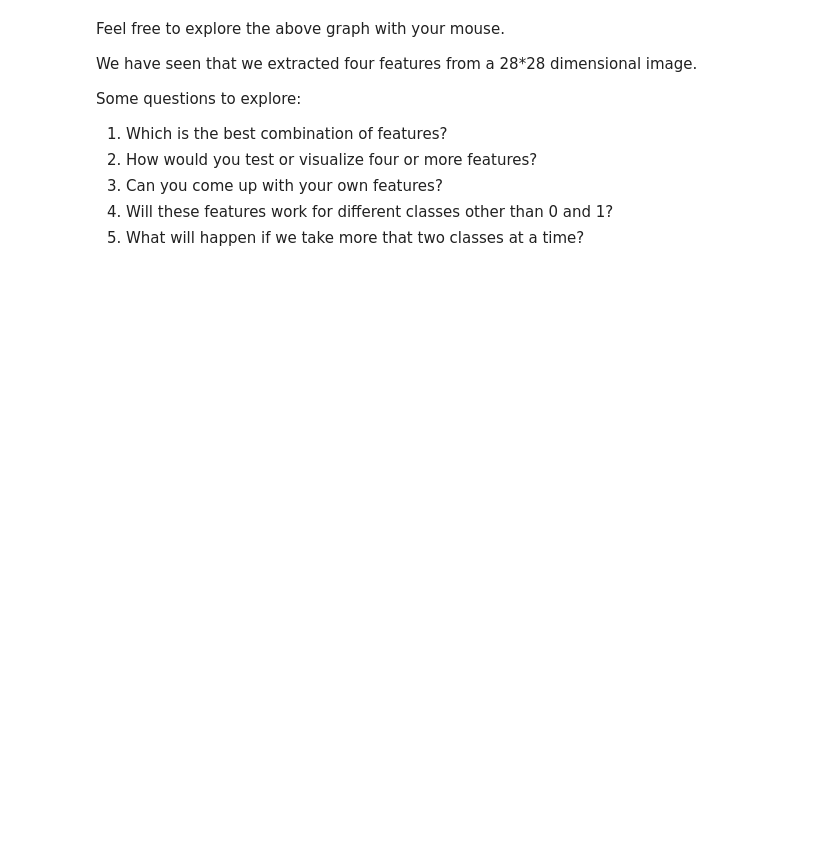
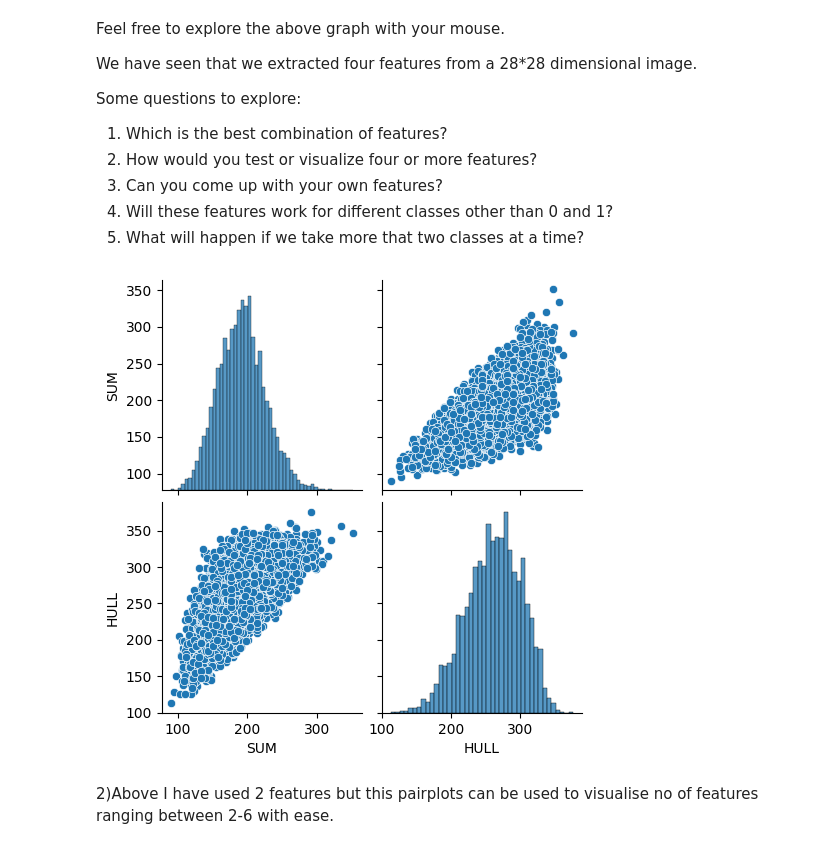
Before and after one commit to Arpan-000/FMML, a Jupyter notebook: Copy_of_AIML_Module_1_Lab_1_Extracting_features_from_data_.ipynb, the cells around one changed output. Cells and saved outputs as stored; diff of their text form; code cells hidden in the pictures; blank space fills up the shorter version.

```diff
--- a/Copy_of_AIML_Module_1_Lab_1_Extracting_features_from_data_.ipynb
+++ b/Copy_of_AIML_Module_1_Lab_1_Extracting_features_from_data_.ipynb
@@ -593,6 +593,15 @@ Some questions to explore:
 3. Can you come up with your own features?
 4. Will these features work for different classes other than 0 and 1?
 5. What will happen if we take more that two classes at a time?
+# %%
+import seaborn as sns
+sns.pairplot(df, vars=['SUM', 'HULL'])
+plt.show()
+#print(df.columns)
+# %% [output]
+[figure, added]
+# %% [markdown]
+2)Above I have used 2 features but this pairplots can be used to  visualise  no of features ranging between 2-6 with ease.
 # %% [markdown]
 1)The "Hole and Boundary"  appears to have less overlap between the two classes compared to the other combinations. Hence it is the best combination of 2 features.
 
```
Also changed, not shown: parts of 1 cell of this notebook.
